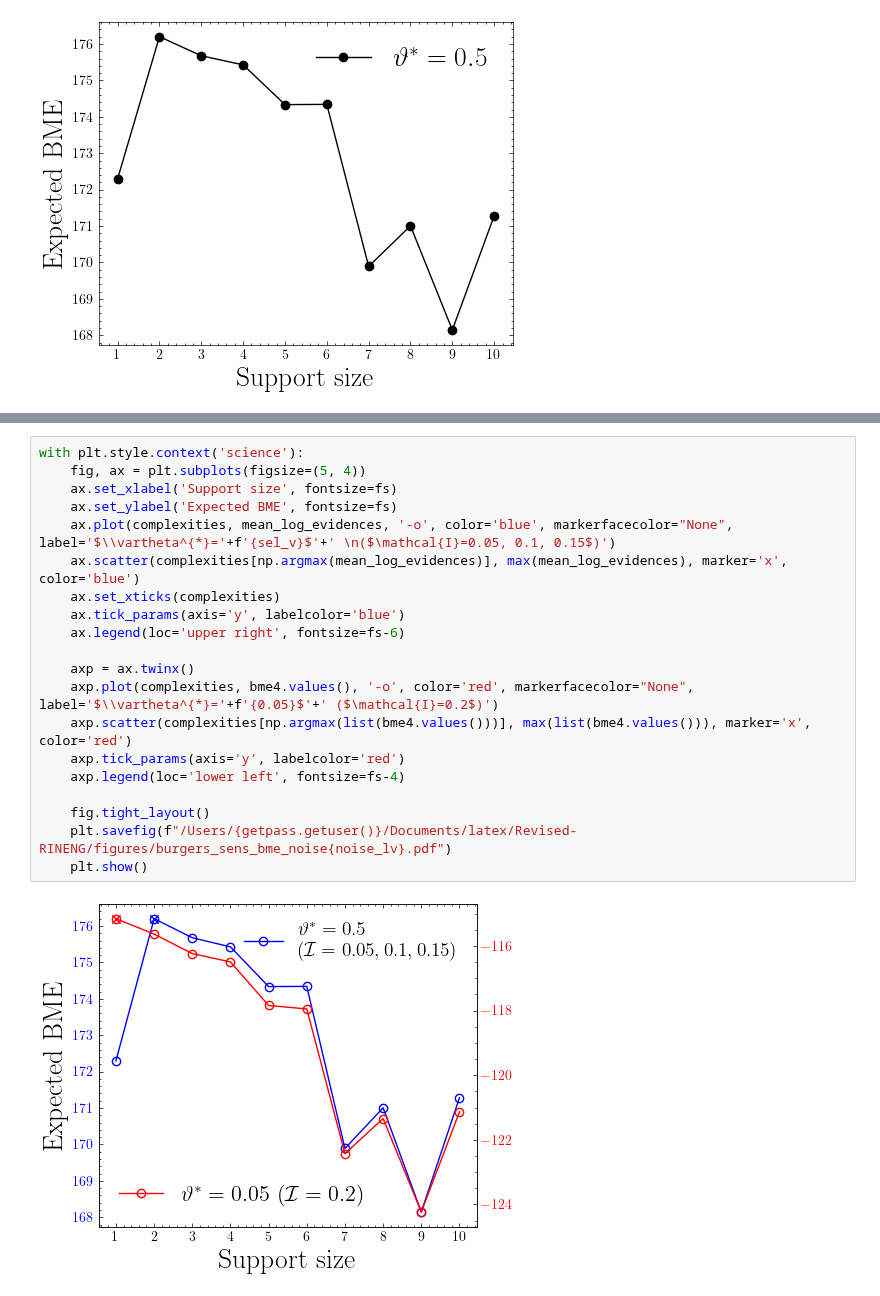
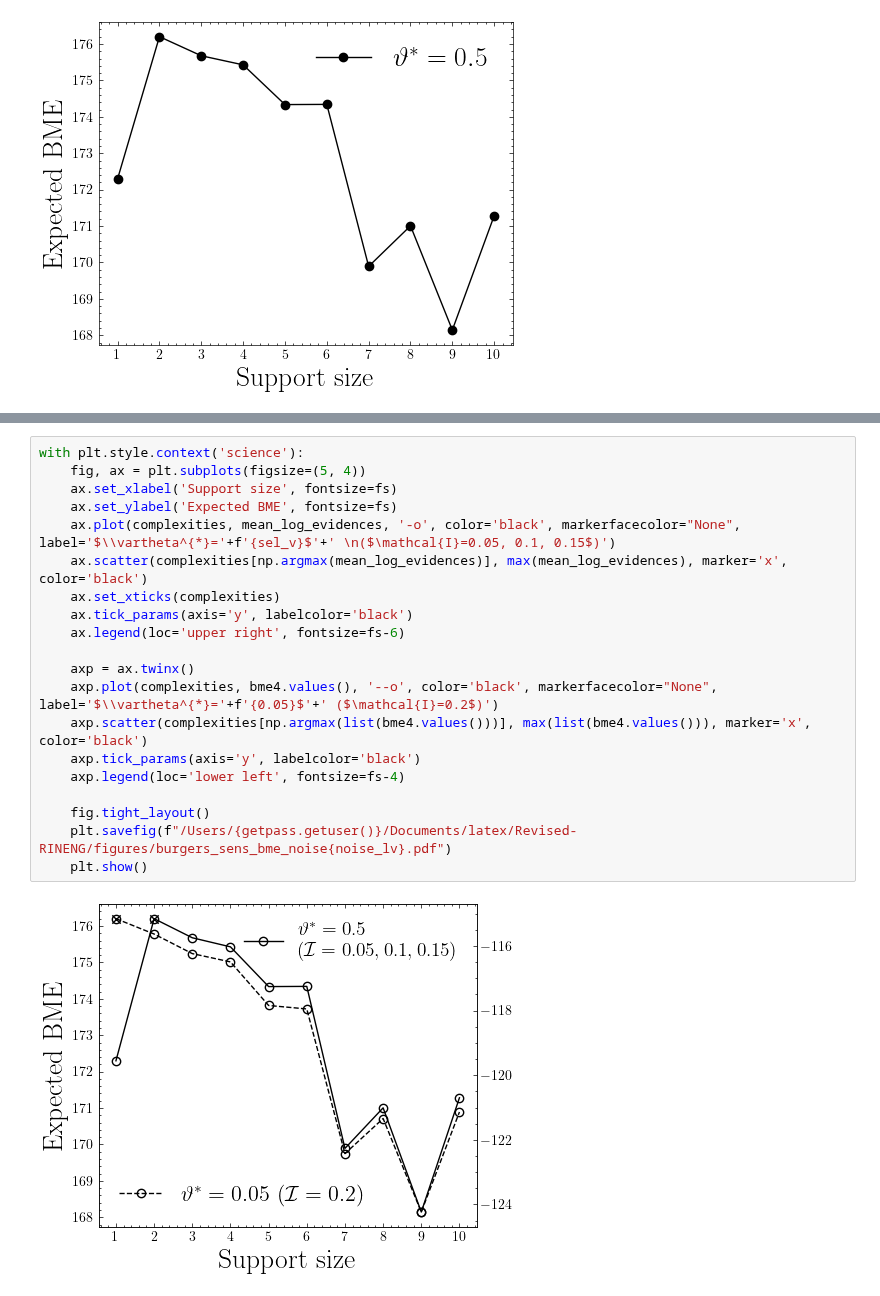
Before and after one commit to Pongpisit-Thanasutives/parametric-discovery, a Jupyter notebook: Parametric_Burgers-DEV3.ipynb, the cells around one changed output, grey strips where cells are left out. Saved outputs shown, nothing was run; the diff lists cells and outputs as text.

```diff
--- a/Parametric_Burgers-DEV3.ipynb
+++ b/Parametric_Burgers-DEV3.ipynb
@@ -804,22 +803,22 @@ bme1, bme2, bme3, bme4 # 0.5, 0.3, 0.3, 0.3
 # %%
 with plt.style.context('science'):
     fig, ax = plt.subplots(figsize=(5, 4))
     ax.set_xlabel('Support size', fontsize=fs)
     ax.set_ylabel('Expected BME', fontsize=fs)
-    ax.plot(complexities, mean_log_evidences, '-o', color='blue', markerfacecolor="None", label='$\\vartheta^{*}='+f'{sel_v}$'+' \n($\mathcal{I}=0.05, 0.1, 0.15$)')
-    ax.scatter(complexities[np.argmax(mean_log_evidences)], max(mean_log_evidences), marker='x', color='blue')
+    ax.plot(complexities, mean_log_evidences, '-o', color='black', markerfacecolor="None", label='$\\vartheta^{*}='+f'{sel_v}$'+' \n($\mathcal{I}=0.05, 0.1, 0.15$)')
+    ax.scatter(complexities[np.argmax(mean_log_evidences)], max(mean_log_evidences), marker='x', color='black')
     ax.set_xticks(complexities)
-    ax.tick_params(axis='y', labelcolor='blue')
+    ax.tick_params(axis='y', labelcolor='black')
     ax.legend(loc='upper right', fontsize=fs-6)
 
     axp = ax.twinx()
-    axp.plot(complexities, bme4.values(), '-o', color='red', markerfacecolor="None", label='$\\vartheta^{*}='+f'{0.05}$'+' ($\mathcal{I}=0.2$)')
-    axp.scatter(complexities[np.argmax(list(bme4.values()))], max(list(bme4.values())), marker='x', color='red')
-    axp.tick_params(axis='y', labelcolor='red')
+    axp.plot(complexities, bme4.values(), '--o', color='black', markerfacecolor="None", label='$\\vartheta^{*}='+f'{0.05}$'+' ($\mathcal{I}=0.2$)')
+    axp.scatter(complexities[np.argmax(list(bme4.values()))], max(list(bme4.values())), marker='x', color='black')
+    axp.tick_params(axis='y', labelcolor='black')
     axp.legend(loc='lower left', fontsize=fs-4)
 
     fig.tight_layout()
     plt.savefig(f"/Users/{getpass.getuser()}/Documents/latex/Revised-RINENG/figures/burgers_sens_bme_noise{noise_lv}.pdf")
     plt.show()
 # %% [output]
-[figure, old version]
+[figure, new version]
```
Also changed, not shown: parts of 2 cells of this notebook, 6 other files.
